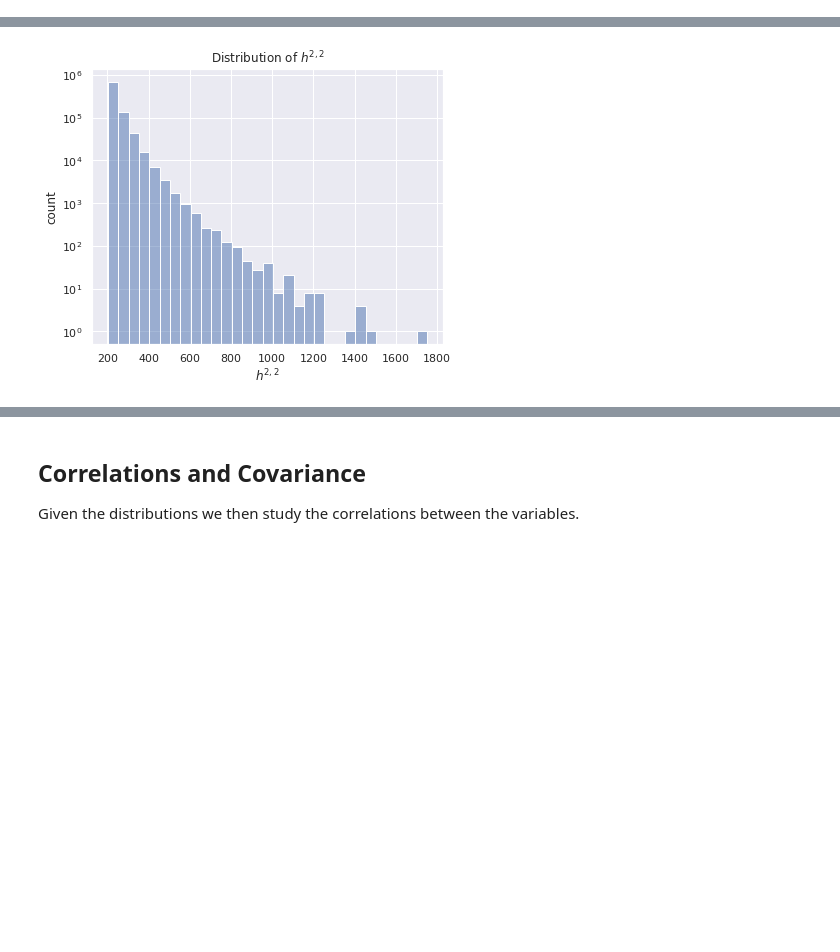
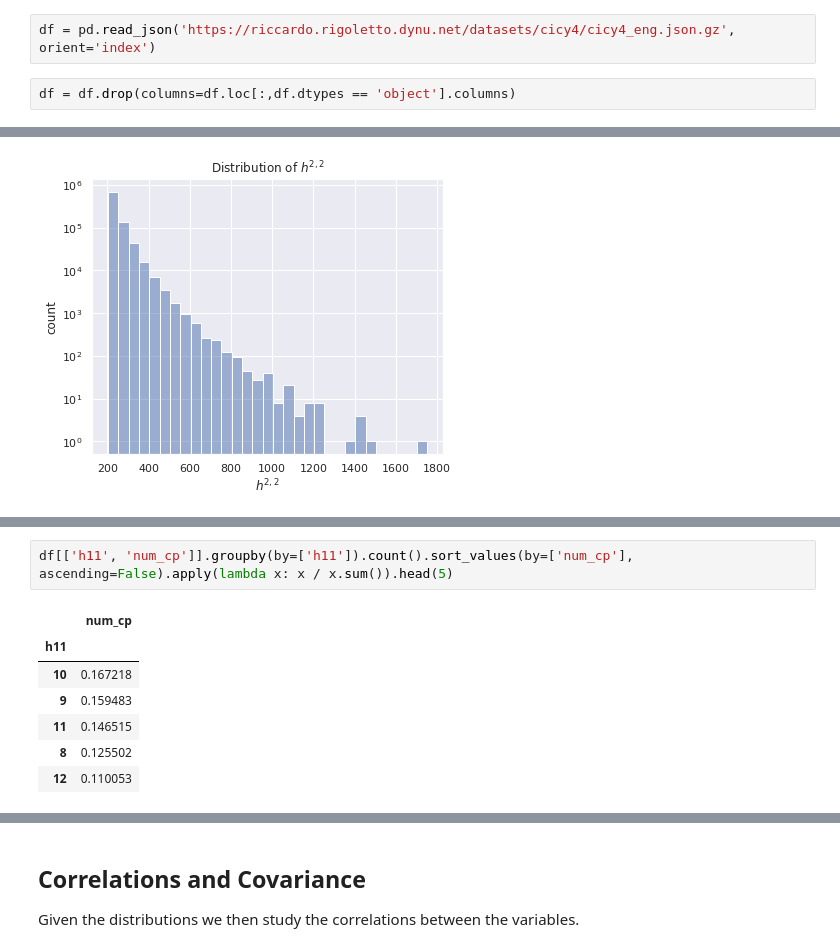
Before and after one commit to thesfinox/ml-cicy-4folds, a Jupyter notebook: cicy4_eda.ipynb, the cells around one changed output, grey strips where cells are left out. Cells and saved outputs as stored; diff of their text form; blank space fills up the shorter version.

Commit message:
Structure of the analysis
Signed-off-by: Riccardo Finotello <riccardo.finotello@gmail.com>

```diff
--- a/cicy4_eda.ipynb
+++ b/cicy4_eda.ipynb
@@ -67,3 +34,7 @@ df = pd.read_csv('https://riccardo.rigoletto.dynu.net/datasets/cicy4/cicy4_eng.c
+# %%
+df = pd.read_json('https://riccardo.rigoletto.dynu.net/datasets/cicy4/cicy4_eng.json.gz', orient='index')
+# %%
+df = df.drop(columns=df.loc[:,df.dtypes == 'object'].columns)
 # %%
 df.info()
 # %% [output]
@@ -230,0 +207,10 @@ savefig('distr_h22', fig, show=True)
+# %%
+df[['h11', 'num_cp']].groupby(by=['h11']).count().sort_values(by=['num_cp'], ascending=False).apply(lambda x: x / x.sum()).head(5)
+# %% [output]
+|  | num_cp |
+| h11 |  |
+| 10 | 0.167218 |
+| 9 | 0.159483 |
+| 11 | 0.146515 |
+| 8 | 0.125502 |
+| 12 | 0.110053 |
```
Also changed, not shown: parts of 12 cells of this notebook, 11 other files.
